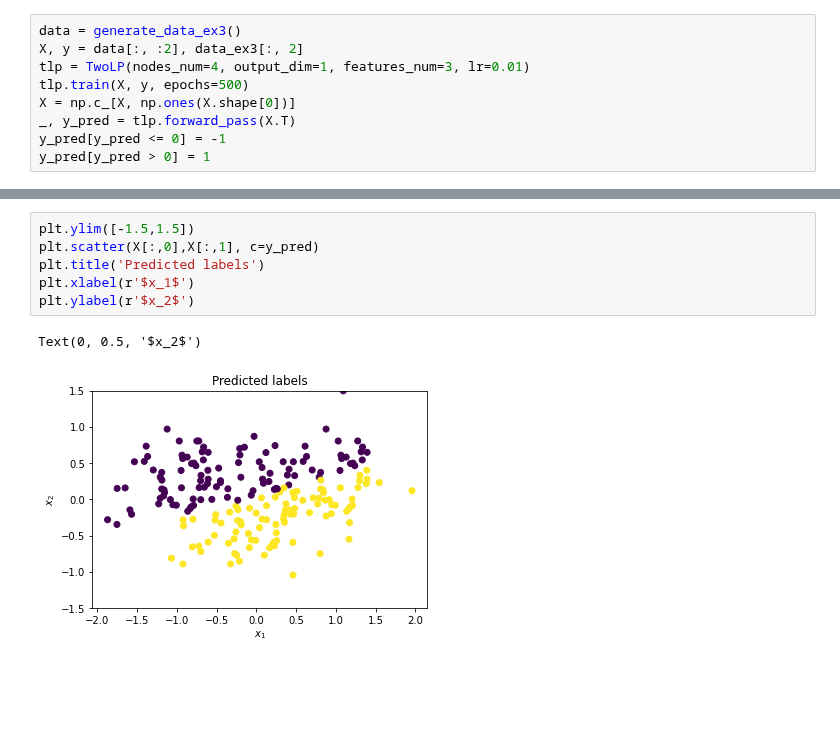
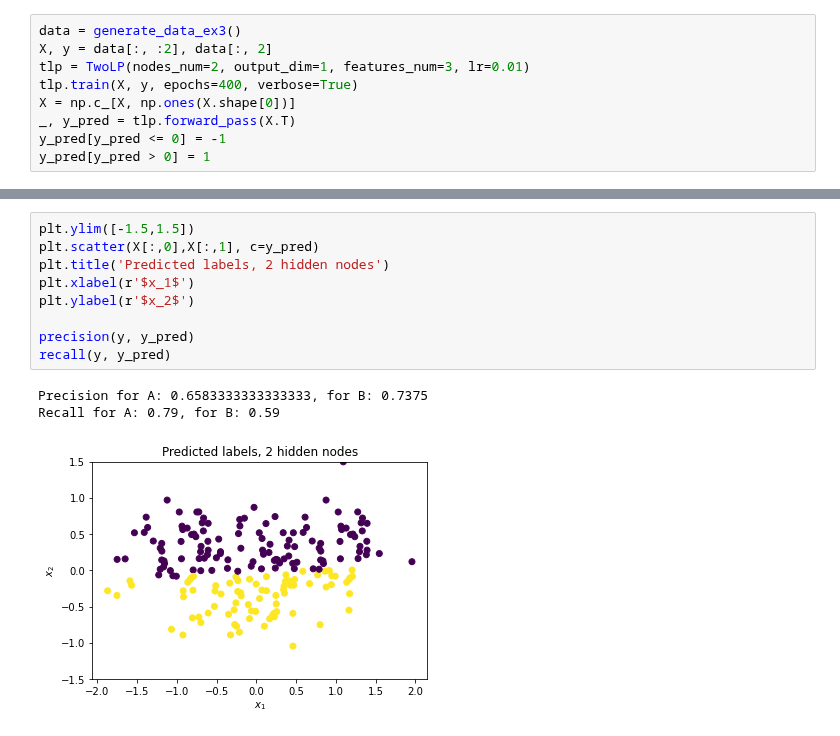
Before and after one commit to kenza-bouzid/ann_labs, a Jupyter notebook: 3.2.1.ipynb, the cells around one changed output, grey strips where cells are left out. Cells and saved outputs as stored; diff of their text form; blank space fills up the shorter version.

Commit message:
use twoLP for different training sets

```diff
--- a/3.2.1.ipynb
+++ b/3.2.1.ipynb
@@ -7,8 +8,8 @@ from data.binary_data import generate_data_ex3, split_50, split_25, split_A
 # %%
 data = generate_data_ex3()
-X, y = data[:, :2], data_ex3[:, 2]
-tlp = TwoLP(nodes_num=4, output_dim=1, features_num=3, lr=0.01)
-tlp.train(X, y, epochs=500)
+X, y = data[:, :2], data[:, 2]
+tlp = TwoLP(nodes_num=2, output_dim=1, features_num=3, lr=0.01)
+tlp.train(X, y, epochs=400, verbose=True)
 X = np.c_[X, np.ones(X.shape[0])]
 _, y_pred = tlp.forward_pass(X.T)
 y_pred[y_pred <= 0] = -1
@@ -34,9 +17,13 @@ Epoch 499, MSE:0.48952732186886566
 # %%
 plt.ylim([-1.5,1.5])
 plt.scatter(X[:,0],X[:,1], c=y_pred)
-plt.title('Predicted labels')
+plt.title('Predicted labels, 2 hidden nodes')
 plt.xlabel(r'$x_1$')
 plt.ylabel(r'$x_2$')
+
+precision(y, y_pred)
+recall(y, y_pred)
 # %% [output]
-Text(0, 0.5, '$x_2$')
+Precision for A: 0.6583333333333333, for B: 0.7375
+Recall for A: 0.79, for B: 0.59
-[figure, old version]
+[figure, new version]
```
Also changed, not shown: parts of 11 cells of this notebook, 1 other file.
